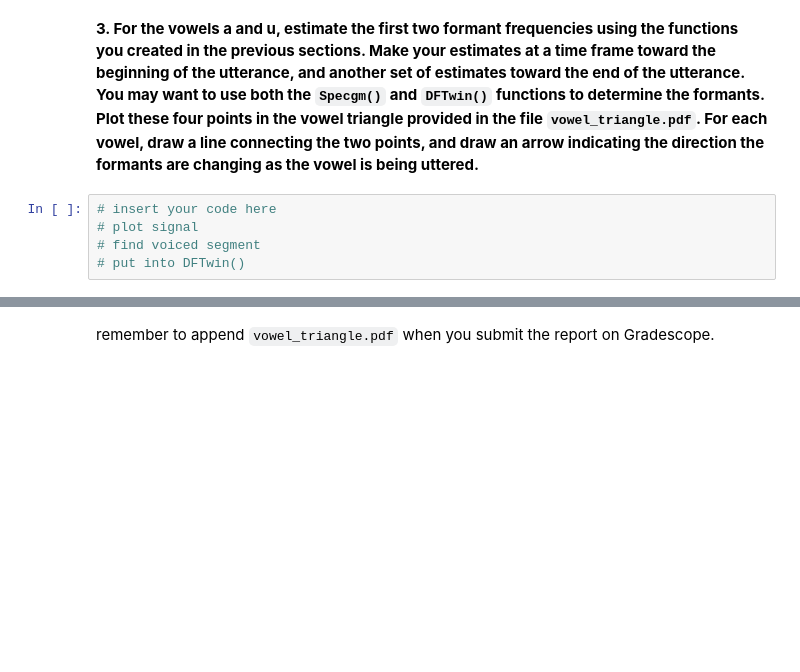
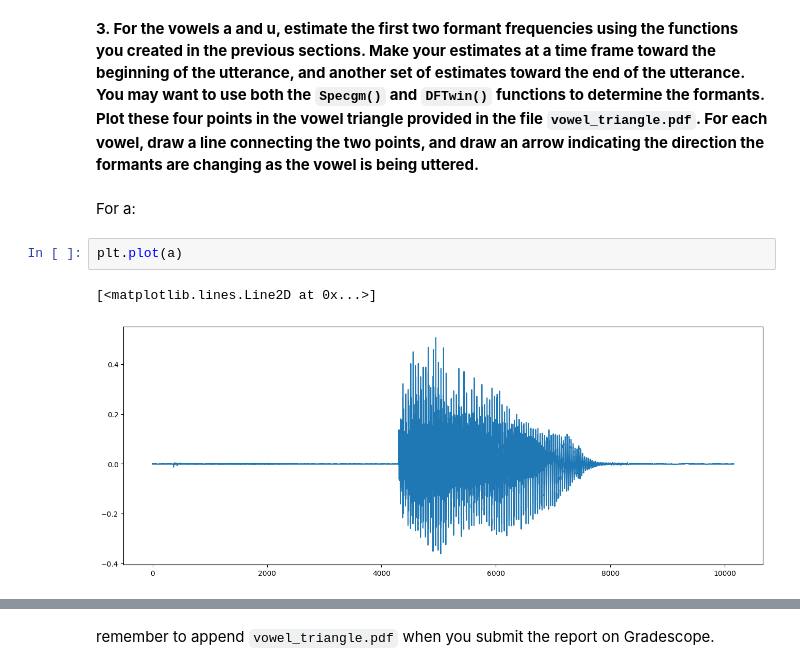
Before and after one commit to cdavin2/dsp_lab09a, a Jupyter notebook: lab09a_final_report.ipynb, the cells around one changed output, grey strips where cells are left out. Saved outputs shown, nothing was run; the diff lists cells and outputs as text; blank space fills up the shorter version.

```diff
--- a/lab09a_final_report.ipynb
+++ b/lab09a_final_report.ipynb
@@ -352,8 +352,10 @@ plt.imshow(20*np.log10(Specgm(u, 320, 60, 512)), extent=[0, len(signal) / 8000,
 [figure]
 # %% [markdown]
 **3. For the vowels a and u, estimate the first two formant frequencies using the functions you created in the previous sections. Make your estimates at a time frame toward the beginning of the utterance, and another set of estimates toward the end of the utterance. You may want to use both the `Specgm()` and `DFTwin()` functions to determine the formants. Plot these four points in the vowel triangle provided in the file `vowel_triangle.pdf`. For each vowel, draw a line connecting the two points, and draw an arrow indicating the direction the formants are changing as the vowel is being uttered.**
-# %%
-# insert your code here
-# plot signal
-# find voiced segment
-# put into DFTwin()
+# %% [markdown]
+For a:
+# %%
+plt.plot(a)
+# %% [output]
+[<matplotlib.lines.Line2D at 0x...>]
+[figure, added]
```
Also changed, not shown: parts of 6 cells of this notebook.
